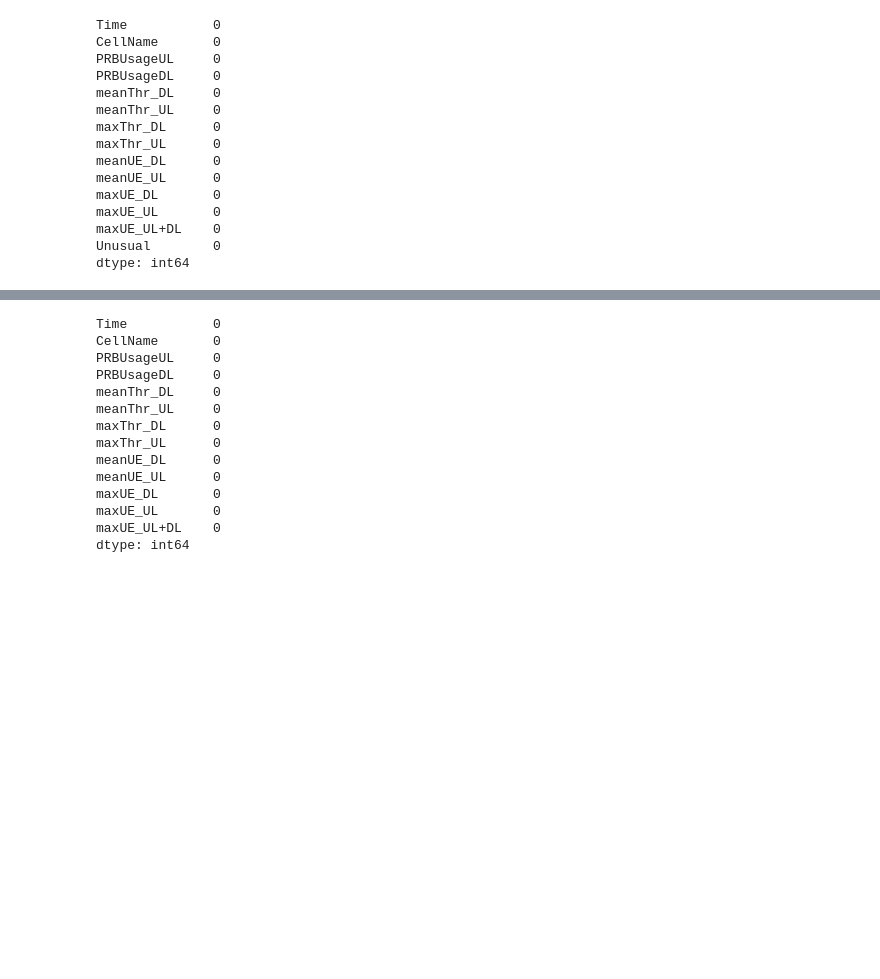
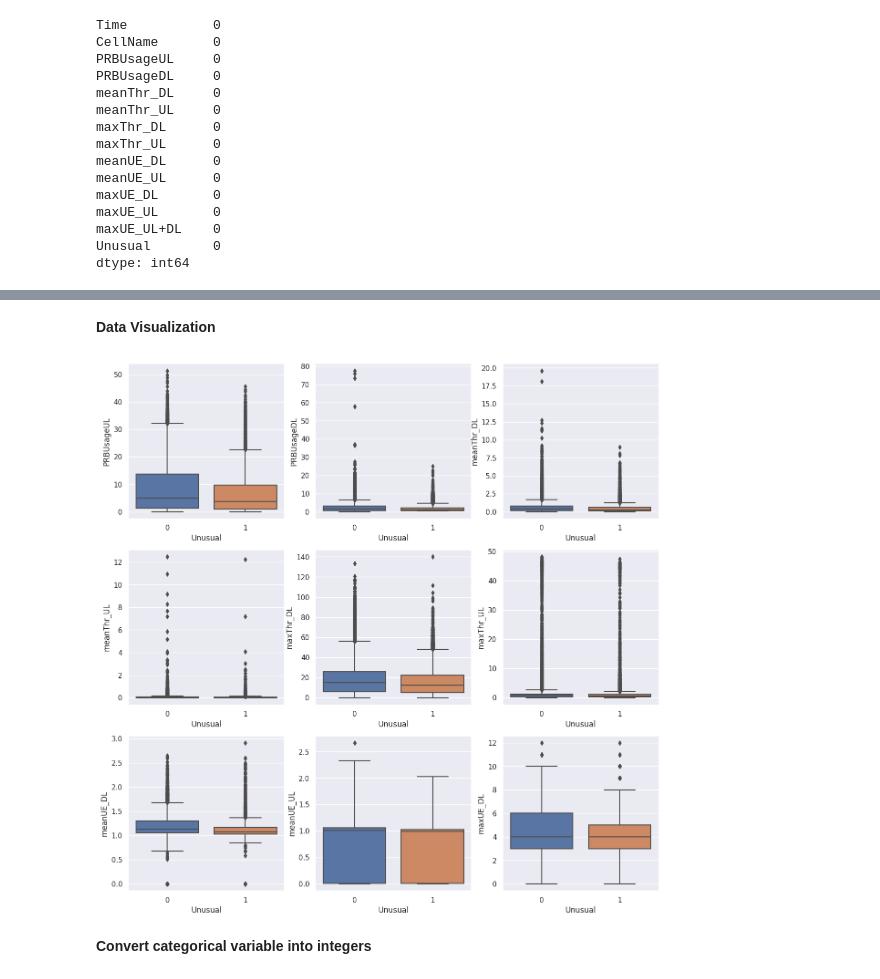
Before and after one commit to vengie/AML-3104--Neural-Networks-and-Deep-Learning, a Jupyter notebook: Anomaly_Detection_in_Cellular_network.ipynb, the cells around one changed output, grey strips where cells are left out. Cells and saved outputs as stored; diff of their text form; code cells hidden in the pictures; blank space fills up the shorter version.

```diff
--- a/Anomaly_Detection_in_Cellular_network.ipynb
+++ b/Anomaly_Detection_in_Cellular_network.ipynb
@@ -233,19 +172,2 @@ df_test_clean
-# %%
-df_test_clean.isnull().sum()
-# %% [output]
-Time           0
-CellName       0
-PRBUsageUL     0
-PRBUsageDL     0
-meanThr_DL     0
-meanThr_UL     0
-maxThr_DL      0
-maxThr_UL      0
-meanUE_DL      0
-meanUE_UL      0
-maxUE_DL       0
-maxUE_UL       0
-maxUE_UL+DL    0
-dtype: int64
 # %%
 df_train_clean.to_csv('/content/sample_data/clean_train.csv', index=False, header=True, encoding="utf-8")
@@ -252,0 +175,24 @@ df_test_clean.to_csv('/content/sample_data/clean_test.csv',index=False, header=T
+# %% [markdown]
+**Data Visualization**
+# %%
+import matplotlib.pyplot as plt
+
+sns.set_theme()
+
+figure, axis = plt.subplots(3, 3, figsize=(15, 15))
+
+sns.boxplot(y='PRBUsageUL', x='Unusual', data=df_train_clean, ax=axis[0, 0])
+sns.boxplot(y='PRBUsageDL', x='Unusual', data=df_train_clean, ax=axis[0, 1])
+sns.boxplot(y='meanThr_DL', x='Unusual', data=df_train_clean, ax=axis[0, 2])
+sns.boxplot(y='meanThr_UL', x='Unusual', data=df_train_clean, ax=axis[1, 0])
+sns.boxplot(y='maxThr_DL', x='Unusual', data=df_train_clean, ax=axis[1, 1])
+sns.boxplot(y='maxThr_UL', x='Unusual', data=df_train_clean, ax=axis[1, 2])
+sns.boxplot(y='meanUE_DL', x='Unusual', data=df_train_clean, ax=axis[2, 0])
+sns.boxplot(y='meanUE_UL', x='Unusual', data=df_train_clean, ax=axis[2, 1])
+sns.boxplot(y='maxUE_DL', x='Unusual', data=df_train_clean, ax=axis[2, 2])
+
+plt.show()
+# %% [output]
+[figure, added]
+# %% [markdown]
+**Convert categorical variable into integers**
```
Also changed, not shown: parts of 31 cells of this notebook.
